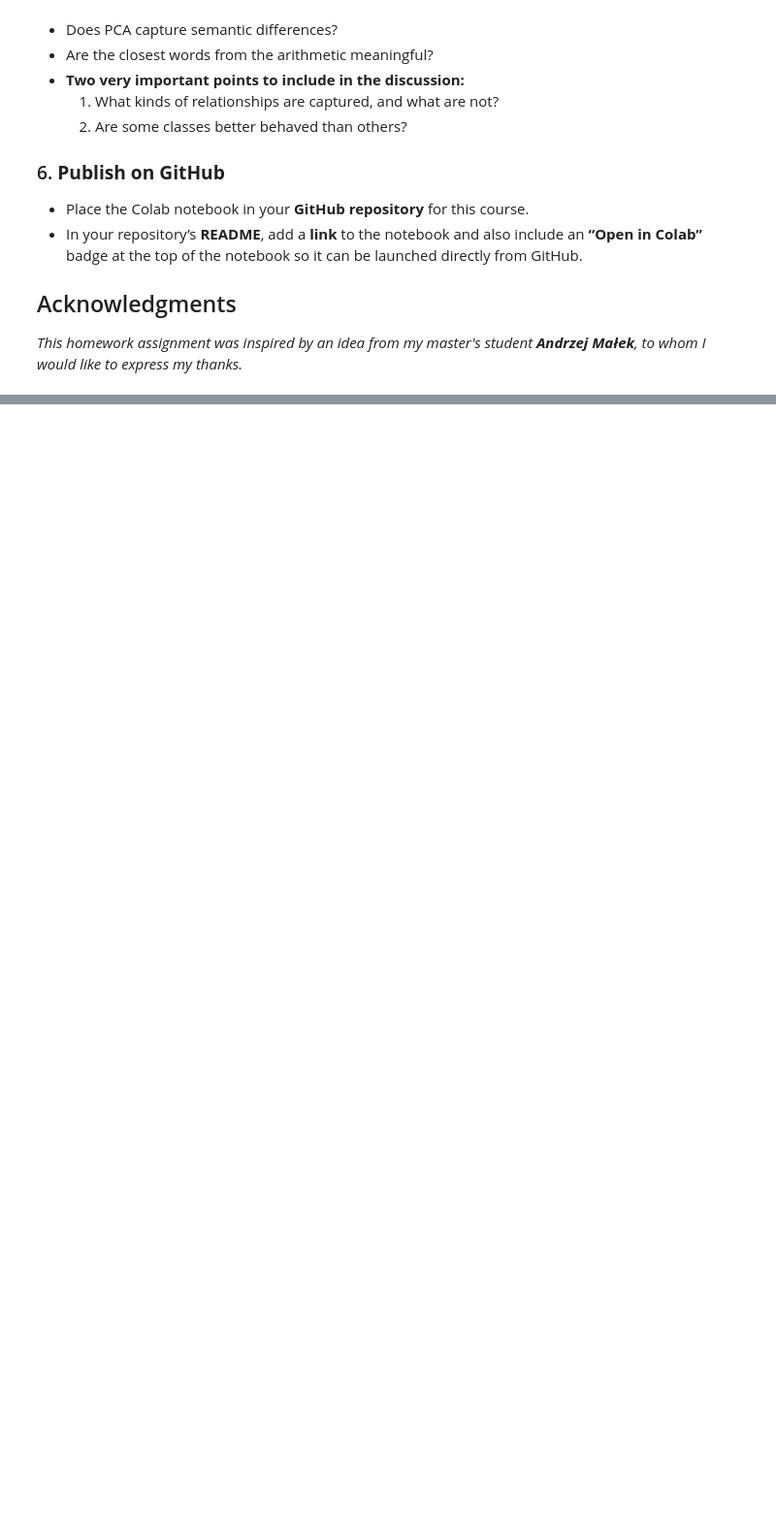
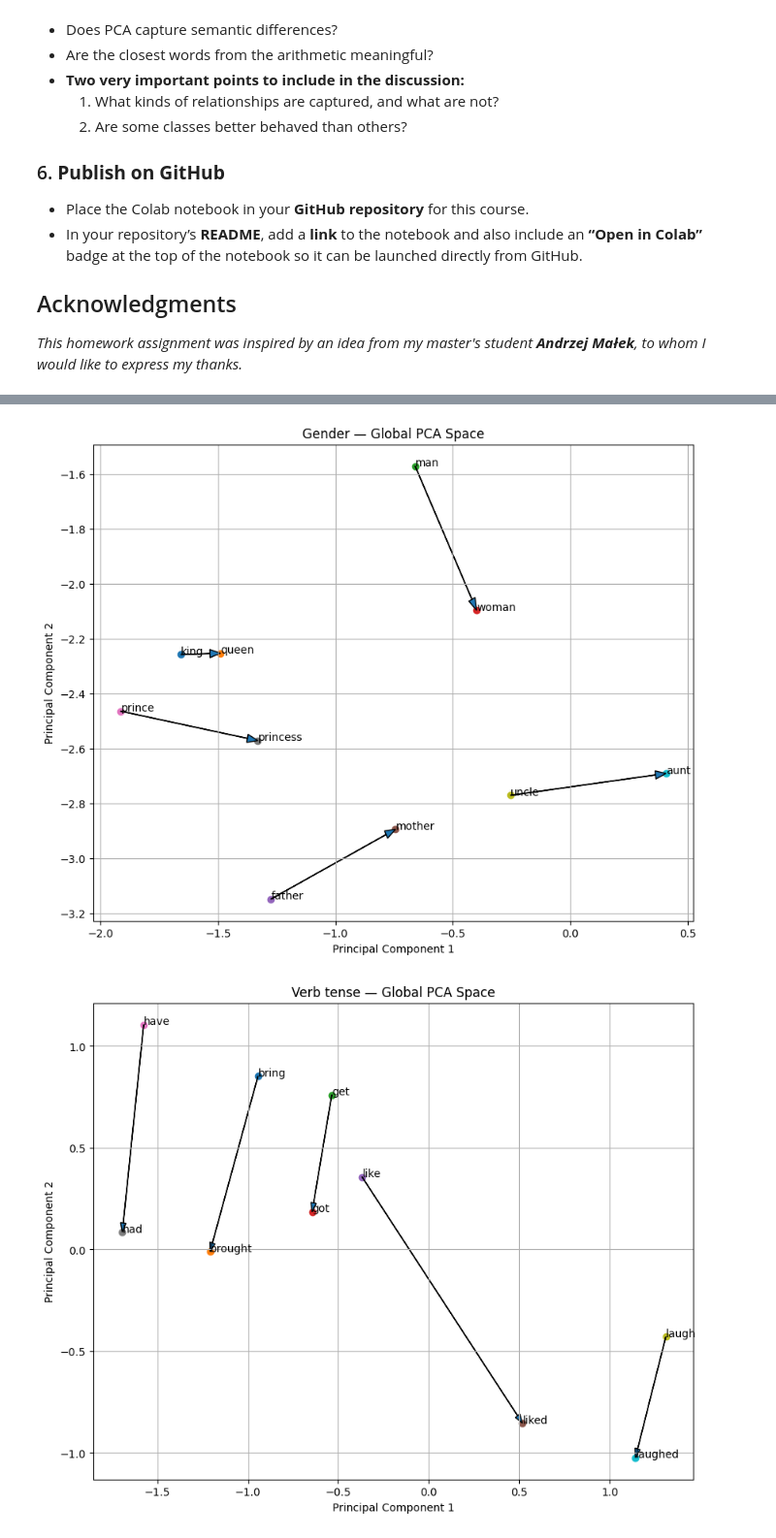
Before and after one commit to paulinaniemczak/Machine-Learning, a Jupyter notebook: Lab11-NLP-towards-attention.ipynb, the cells around one changed output, grey strips where cells are left out. Shown at 97% size. Drawn from its saved outputs; the diff is of its cells as text; code cells hidden in the pictures; blank space fills up the shorter version.

```diff
--- a/Lab11-NLP-towards-attention.ipynb
+++ b/Lab11-NLP-towards-attention.ipynb
@@ -1135,0 +1283,40 @@ for the *gender*-related class.
+# %%
+word_to_index = {
+    word: i
+    for i, word in enumerate(all_words)
+}
+
+for class_name, pairs in classes.items():
+
+    plt.figure(figsize=(10, 8))
+
+    for word_a, word_b in pairs:
+
+        i = word_to_index[word_a]
+        j = word_to_index[word_b]
+
+        x1, y1 = global_coordinates[i]
+        x2, y2 = global_coordinates[j]
+
+        plt.scatter(x1, y1)
+        plt.scatter(x2, y2)
+
+        plt.text(x1, y1, word_a)
+        plt.text(x2, y2, word_b)
+
+        plt.arrow(
+            x1, y1,
+            x2 - x1,
+            y2 - y1,
+            length_includes_head=True,
+            head_width=0.03
+        )
+
+    plt.title(f"{class_name} — Global PCA Space")
+    plt.xlabel("Principal Component 1")
+    plt.ylabel("Principal Component 2")
+    plt.grid(True)
+    plt.show()
+# %% [output]
+[figure, added]
+[figure, added]
```
Also changed, not shown: parts of 9 cells of this notebook.
